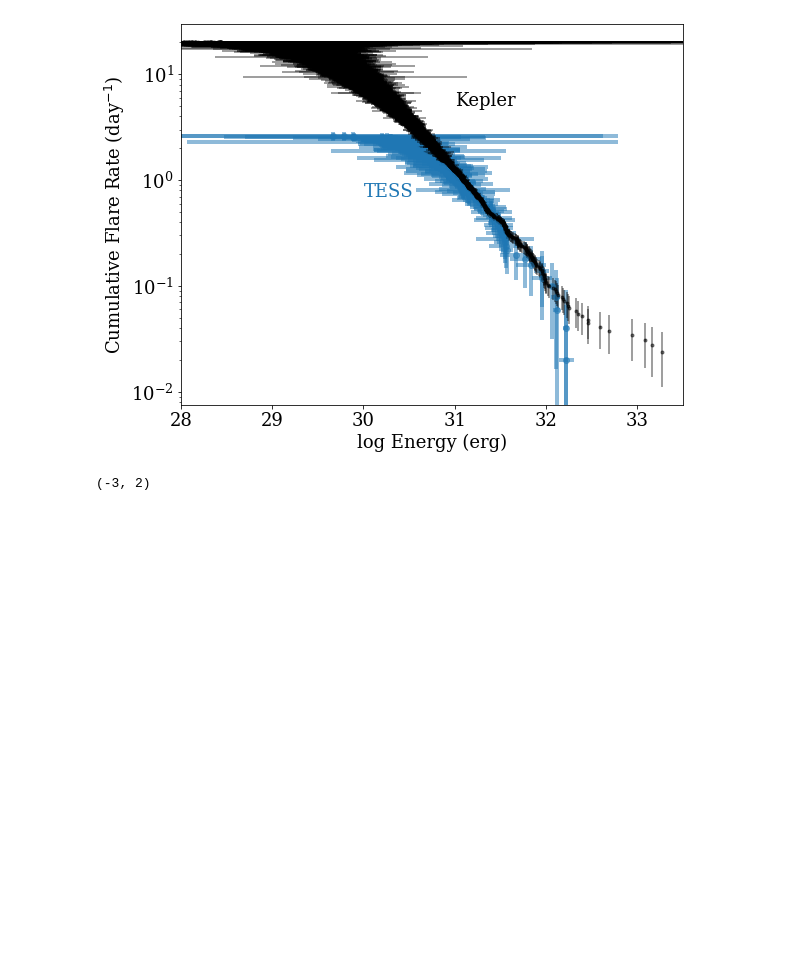
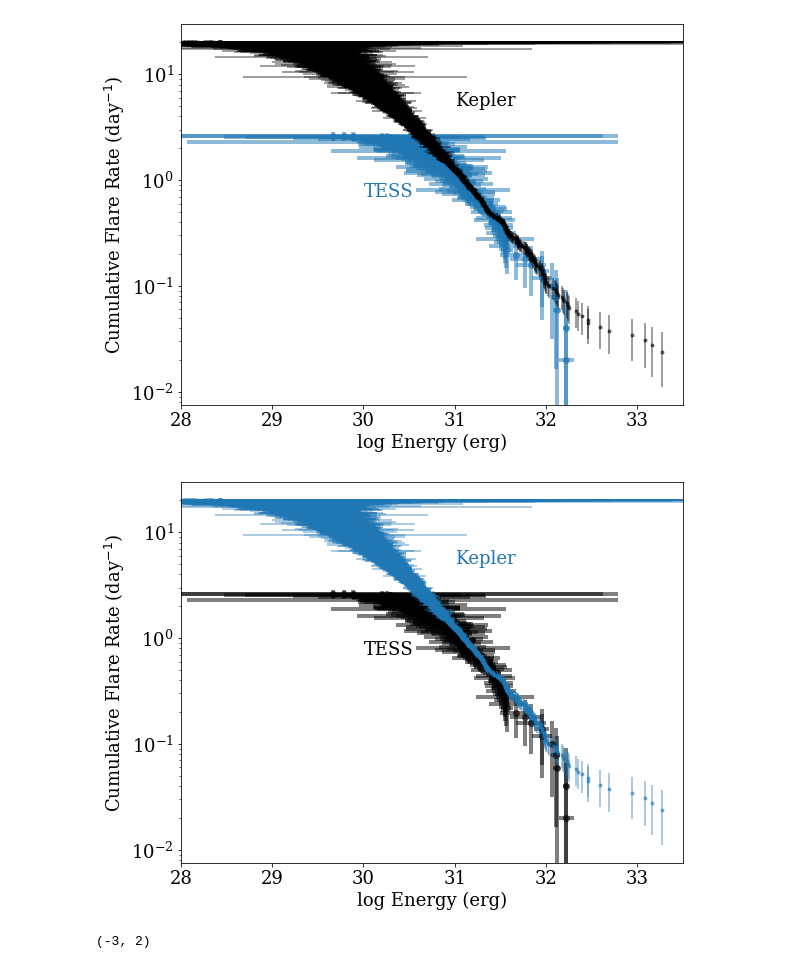
Before and after one commit to jradavenport/gj1243_10yrs, a Jupyter notebook: flare_search.ipynb, the cells around one changed output. Saved outputs shown, nothing was run; the diff lists cells and outputs as text; code cells hidden in the pictures; blank space fills up the shorter version.

```diff
--- a/flare_search.ipynb
+++ b/flare_search.ipynb
@@ -174,4 +174,41 @@ plt.savefig('gj1243_keptess_flare.pdf', dpi=150, bbox_inches='tight', pad_inches
 # plt.savefig('gj1243_keptess_flare_nsf.pdf', dpi=150, bbox_inches='tight', pad_inches=0.25)
 # %% [output]
 [figure]
+# %%
+ffd_xk,ffd_yk,ffd_xerrk,ffd_yerrk = FFD(kflare['ed'].values, TOTEXP=TOTDUR_KEP, Lum=E_POINT,
+                dur=kflare['tstop'].values-kflare['tstart'].values,
+                fluxerr=np.nanmedian(kep_lc['error'] / np.nanmedian(kep_lc['flux'])),logY=False )
+
+ffd_x,ffd_y,ffd_xerr,ffd_yerr = FFD(np.concatenate((fbeye['Equiv_Dur'].values,
+                                    fbeye2['Equiv_Dur'].values)), TOTEXP=TOTDUR, Lum=LUMIN,
+                    dur=np.concatenate((fbeye['t_stop'].values-fbeye['t_start'].values,
+                                        fbeye2['t_stop'].values-fbeye2['t_start'].values)),
+                    fluxerr=np.nanmedian(tbl['PDCSAP_FLUX_ERR'][q] / np.nanmedian(tbl['PDCSAP_FLUX'][q])),logY=False)
+
+
+plt.figure(figsize=(9,7))
+
+limT = -1
+limK = -1
+plt.errorbar(ffd_x[0:limT], (ffd_y[0:limT]), xerr=ffd_xerr[0:limT], yerr=ffd_yerr[0:limT],
+             color='k', alpha=0.5, linestyle='none', lw=4, marker='o')
+
+plt.errorbar(ffd_xk[0:limK], (ffd_yk[0:limK]), xerr=ffd_xerrk[0:limK], yerr=ffd_yerrk[0:limK],
+             color='C0', alpha=0.5, linestyle='none', marker='.')
+
+
+plt.yscale('log')
+
+plt.xlabel('log Energy (erg)')
+plt.ylabel(r'Cumulative Flare Rate (day$^{-1}$)')
+# plt.title('GJ 1243 (M4, P$_{rot}$=0.59d)', fontsize=14)
+
+plt.text(31, 5, 'Kepler',color='C0')
+plt.text(30, 0.7,'TESS', color='k')
+
+plt.xlim(28, 33.5)
+# plt.savefig('gj1243_keptess_flare.pdf', dpi=150, bbox_inches='tight', pad_inches=0.25)
+plt.savefig('gj1243_keptess_flare_nsf.png', dpi=250, bbox_inches='tight', pad_inches=0.25)
+# %% [output]
+[figure, added]
 # %%
```
Also changed, not shown: parts of 8 cells of this notebook.
